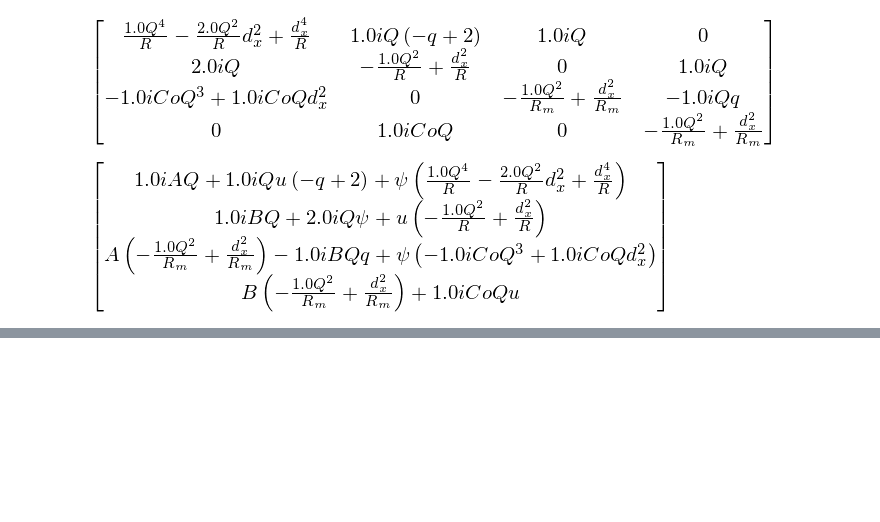
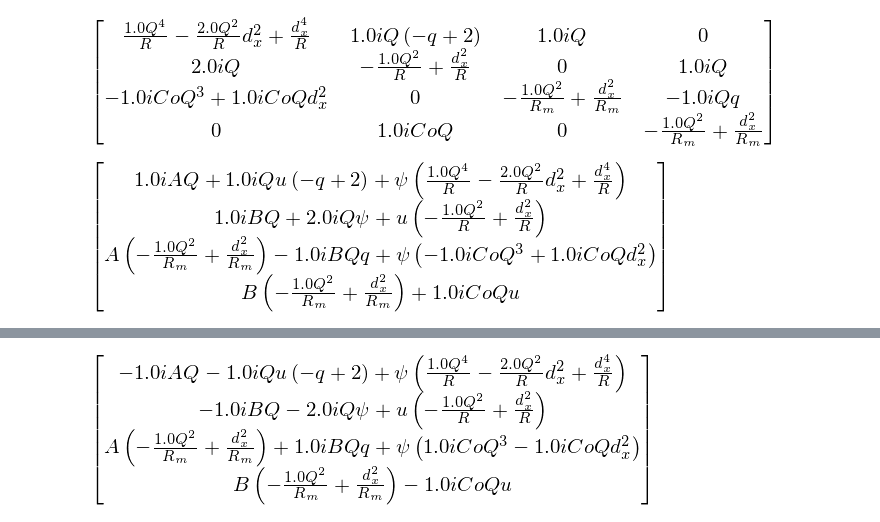
Before and after one commit to jsoishi/weakly_nonlinear_mri, a Jupyter notebook: python/adjoint solution.ipynb, the cells around one changed output, grey strips where cells are left out. Saved outputs shown, nothing was run; the diff lists cells and outputs as text; code cells hidden in the pictures; blank space fills up the shorter version.

```diff
--- a/python/adjoint solution.ipynb
+++ b/python/adjoint solution.ipynb
@@ -108,0 +109,4 @@ LT2*VT - LT*VT
+# %%
+LT2*VT
+# %% [output]
+[figure, added]
```
Also changed, not shown: parts of 1 cell of this notebook.
